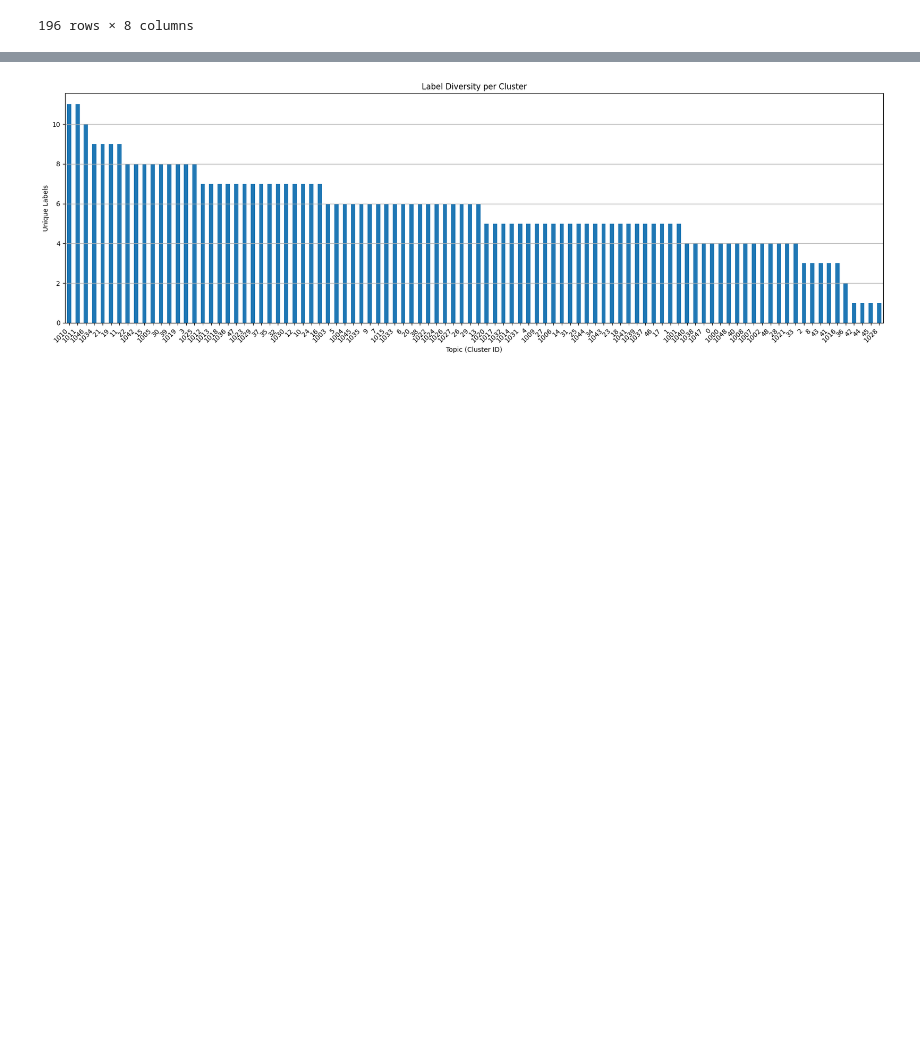
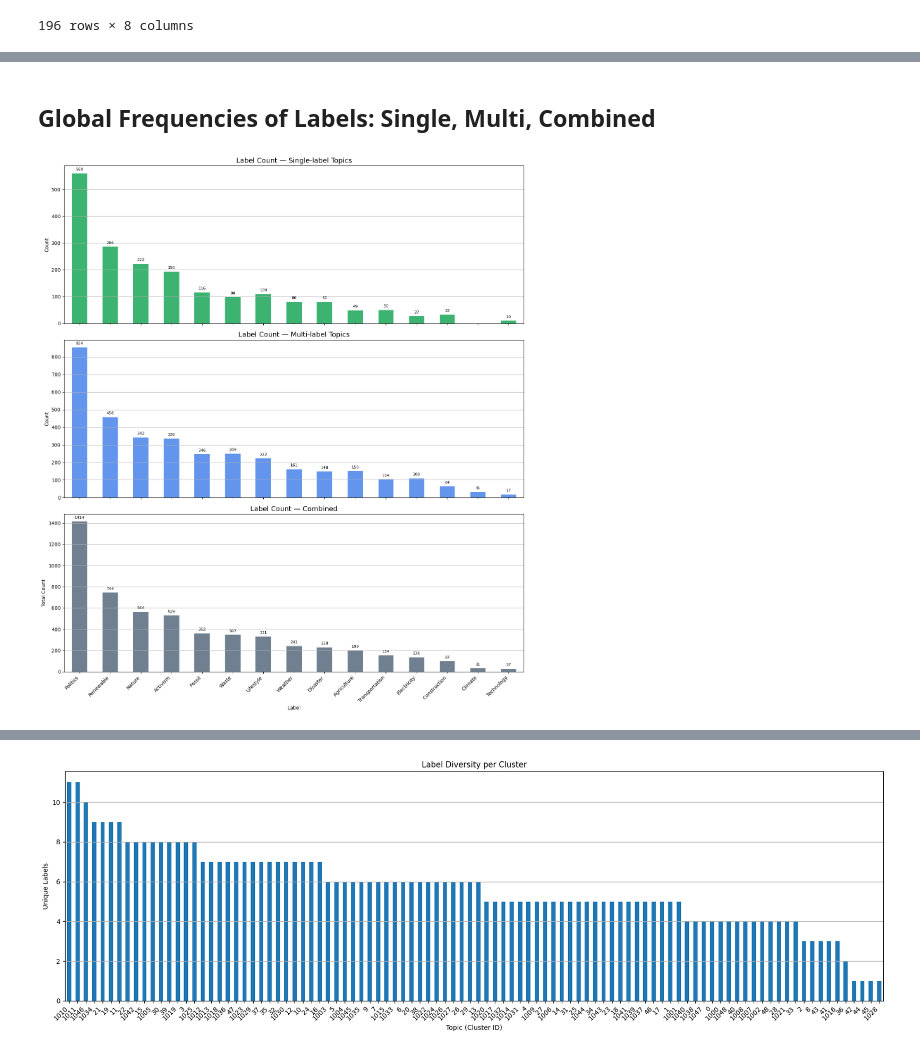
Before and after one commit to TobiasMichelsen/Climate-Discourse-on-Bluesky---Bachelor-Project, a Jupyter notebook: EDA/GPT_EDA/Label_Distributions.ipynb, the cells around one changed output, grey strips where cells are left out. Cells and saved outputs as stored; diff of their text form; code cells hidden in the pictures; blank space fills up the shorter version.

```diff
--- a/EDA/GPT_EDA/Label_Distributions.ipynb
+++ b/EDA/GPT_EDA/Label_Distributions.ipynb
@@ -209,0 +178,57 @@ Name: label, dtype: int64
+# %% [markdown]
+## Global Frequencies of Labels: Single, Multi, Combined
+# %%
+import matplotlib.pyplot as plt
+
+# Helper to add value labels on bars
+def annotate_bars(ax):
+    for bar in ax.patches:
+        height = bar.get_height()
+        if height > 0:
+            ax.annotate(f"{int(height)}",
+                        xy=(bar.get_x() + bar.get_width() / 2, height),
+                        xytext=(0, 4),
+                        textcoords="offset points",
+                        ha='center', va='bottom', fontsize=8)
+
+# 1. Separate data
+df_single = df_final[df_final["mode"] == "single_label"]
+df_multi = df_final[df_final["mode"] == "multi_label"]
+counts_single = df_single[labels_to_keep].sum()
+counts_multi = df_multi[labels_to_keep].sum()
+counts_combined = df_final[labels_to_keep].sum()
+
+# 2. Plot setup
+fig, axes = plt.subplots(3, 1, figsize=(14, 16), sharex=True)
+
+# --- Single Label Plot ---
+ax = axes[0]
+counts_single.plot(kind="bar", ax=ax, color="mediumseagreen")
+ax.set_title("Label Count — Single-label Topics", fontsize=14)
+ax.set_ylabel("Count")
+ax.grid(axis="y")
+annotate_bars(ax)
+
+# --- Multi Label Plot ---
+ax = axes[1]
+counts_multi.plot(kind="bar", ax=ax, color="cornflowerblue")
+ax.set_title("Label Count — Multi-label Topics", fontsize=14)
+ax.set_ylabel("Count")
+ax.grid(axis="y")
+annotate_bars(ax)
+
+# --- Combined Plot ---
+ax = axes[2]
+counts_combined.plot(kind="bar", ax=ax, color="slategray")
+ax.set_title("Label Count — Combined", fontsize=14)
+ax.set_ylabel("Total Count")
+ax.set_xlabel("Label")
+ax.grid(axis="y")
+annotate_bars(ax)
+
+# Final formatting
+plt.xticks(rotation=45, ha="right")
+plt.tight_layout()
+plt.show()
+# %% [output]
+[figure, added]
```
Also changed, not shown: parts of 9 cells of this notebook, 45 other files.
